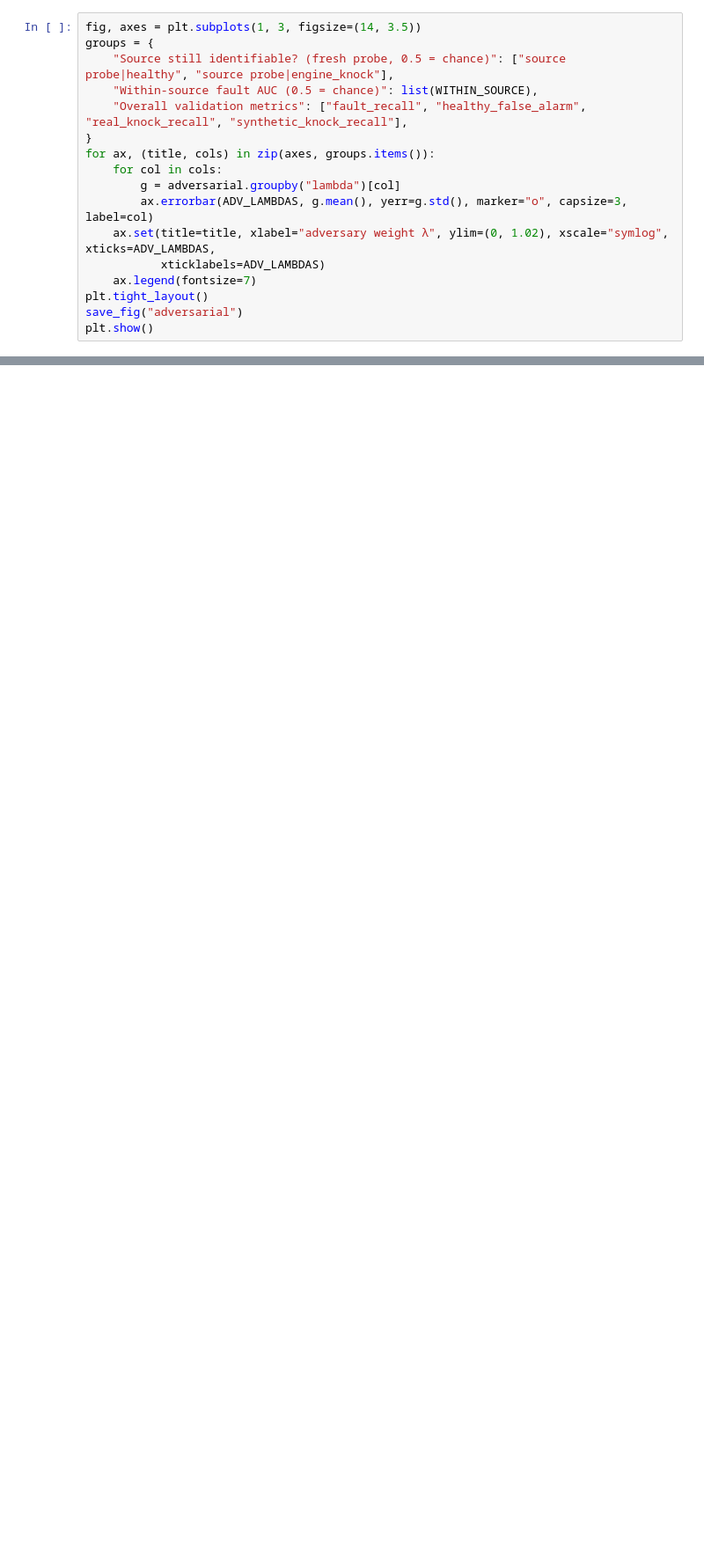
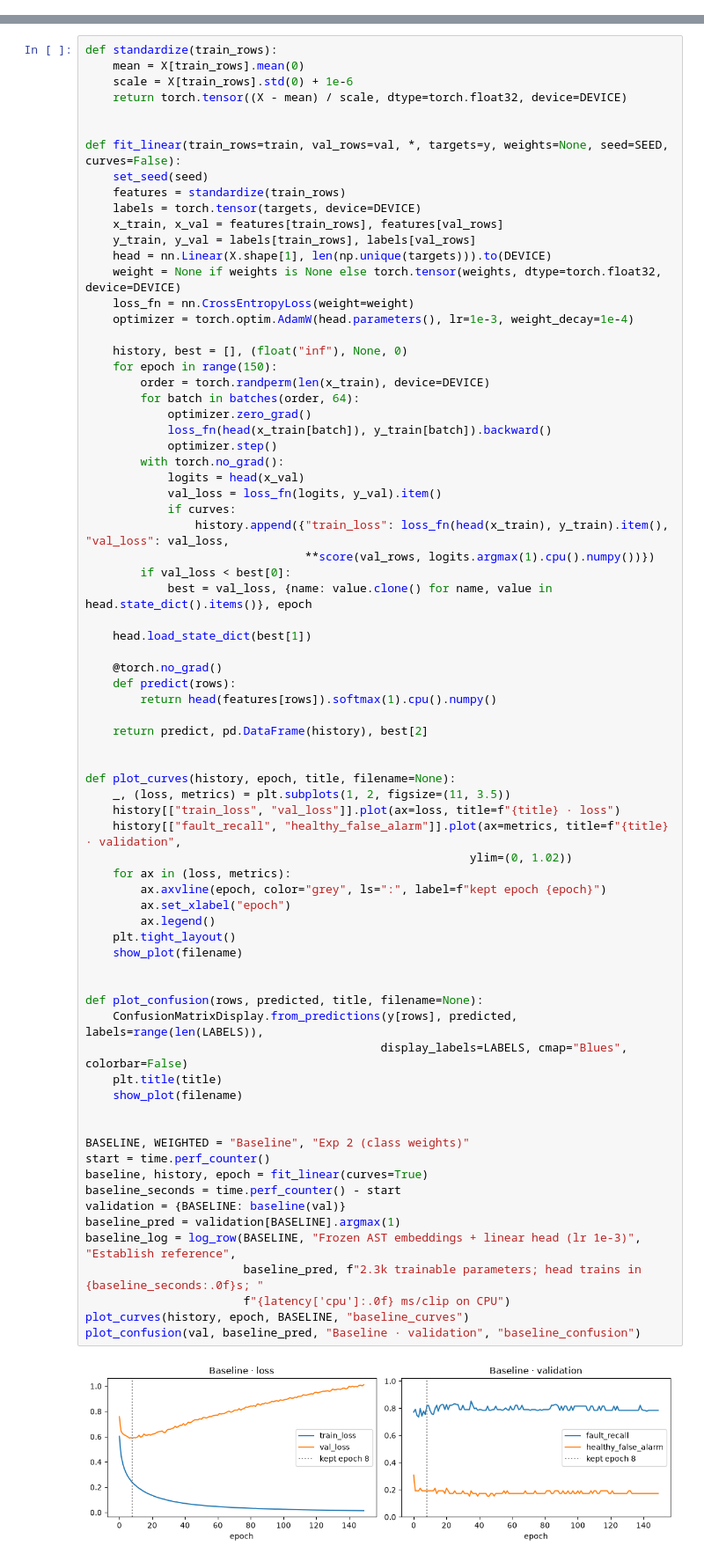
Before and after one commit to jakeryderv/car-sound-fault-detection, a Jupyter notebook: notebooks/engine_fault_classification.ipynb, the cells around one changed output, grey strips where cells are left out. Shown at 88% size. Drawn from its saved outputs; the diff is of its cells as text; blank space fills up the shorter version.

Commit message:
Simplify and rerun the engine fault experiments

```diff
--- a/notebooks/engine_fault_classification.ipynb
+++ b/notebooks/engine_fault_classification.ipynb
@@ -992,17 +0,0 @@ summary.T
-# %%
-fig, axes = plt.subplots(1, 3, figsize=(14, 3.5))
-groups = {
-    "Source still identifiable? (fresh probe, 0.5 = chance)": ["source probe|healthy", "source probe|engine_knock"],
-    "Within-source fault AUC (0.5 = chance)": list(WITHIN_SOURCE),
-    "Overall validation metrics": ["fault_recall", "healthy_false_alarm", "real_knock_recall", "synthetic_knock_recall"],
-}
-for ax, (title, cols) in zip(axes, groups.items()):
-    for col in cols:
-        g = adversarial.groupby("lambda")[col]
-        ax.errorbar(ADV_LAMBDAS, g.mean(), yerr=g.std(), marker="o", capsize=3, label=col)
-    ax.set(title=title, xlabel="adversary weight λ", ylim=(0, 1.02), xscale="symlog", xticks=ADV_LAMBDAS,
-           xticklabels=ADV_LAMBDAS)
-    ax.legend(fontsize=7)
-plt.tight_layout()
-save_fig("adversarial")
-plt.show()
@@ -1105,0 +207,76 @@ test: 154 clips {'healthy': np.int64(53), 'engine_knock': np.int64(85), 'misfire
+# %%
+def standardize(train_rows):
+    mean = X[train_rows].mean(0)
+    scale = X[train_rows].std(0) + 1e-6
+    return torch.tensor((X - mean) / scale, dtype=torch.float32, device=DEVICE)
+
+
+def fit_linear(train_rows=train, val_rows=val, *, targets=y, weights=None, seed=SEED, curves=False):
+    set_seed(seed)
+    features = standardize(train_rows)
+    labels = torch.tensor(targets, device=DEVICE)
+    x_train, x_val = features[train_rows], features[val_rows]
+    y_train, y_val = labels[train_rows], labels[val_rows]
+    head = nn.Linear(X.shape[1], len(np.unique(targets))).to(DEVICE)
+    weight = None if weights is None else torch.tensor(weights, dtype=torch.float32, device=DEVICE)
+    loss_fn = nn.CrossEntropyLoss(weight=weight)
+    optimizer = torch.optim.AdamW(head.parameters(), lr=1e-3, weight_decay=1e-4)
+
+    history, best = [], (float("inf"), None, 0)
+    for epoch in range(150):
+        order = torch.randperm(len(x_train), device=DEVICE)
+        for batch in batches(order, 64):
+            optimizer.zero_grad()
+            loss_fn(head(x_train[batch]), y_train[batch]).backward()
+            optimizer.step()
+        with torch.no_grad():
+            logits = head(x_val)
+            val_loss = loss_fn(logits, y_val).item()
+            if curves:
+                history.append({"train_loss": loss_fn(head(x_train), y_train).item(), "val_loss": val_loss,
+                                **score(val_rows, logits.argmax(1).cpu().numpy())})
+        if val_loss < best[0]:
+            best = val_loss, {name: value.clone() for name, value in head.state_dict().items()}, epoch
+
+    head.load_state_dict(best[1])
+
+    @torch.no_grad()
+    def predict(rows):
+        return head(features[rows]).softmax(1).cpu().numpy()
+
+    return predict, pd.DataFrame(history), best[2]
+
+
+def plot_curves(history, epoch, title, filename=None):
+    _, (loss, metrics) = plt.subplots(1, 2, figsize=(11, 3.5))
+    history[["train_loss", "val_loss"]].plot(ax=loss, title=f"{title} · loss")
+    history[["fault_recall", "healthy_false_alarm"]].plot(ax=metrics, title=f"{title} · validation",
+                                                        ylim=(0, 1.02))
+    for ax in (loss, metrics):
+        ax.axvline(epoch, color="grey", ls=":", label=f"kept epoch {epoch}")
+        ax.set_xlabel("epoch")
+        ax.legend()
+    plt.tight_layout()
+    show_plot(filename)
+
+
+def plot_confusion(rows, predicted, title, filename=None):
+    ConfusionMatrixDisplay.from_predictions(y[rows], predicted, labels=range(len(LABELS)),
+                                           display_labels=LABELS, cmap="Blues", colorbar=False)
+    plt.title(title)
+    show_plot(filename)
+
+
+BASELINE, WEIGHTED = "Baseline", "Exp 2 (class weights)"
+start = time.perf_counter()
+baseline, history, epoch = fit_linear(curves=True)
+baseline_seconds = time.perf_counter() - start
+validation = {BASELINE: baseline(val)}
+baseline_pred = validation[BASELINE].argmax(1)
+baseline_log = log_row(BASELINE, "Frozen AST embeddings + linear head (lr 1e-3)", "Establish reference",
+                       baseline_pred, f"2.3k trainable parameters; head trains in {baseline_seconds:.0f}s; "
+                       f"{latency['cpu']:.0f} ms/clip on CPU")
+plot_curves(history, epoch, BASELINE, "baseline_curves")
+plot_confusion(val, baseline_pred, "Baseline · validation", "baseline_confusion")
+# %% [output]
+[figure, added]
```
Also changed, not shown: parts of 87 cells of this notebook, 12 other files.
